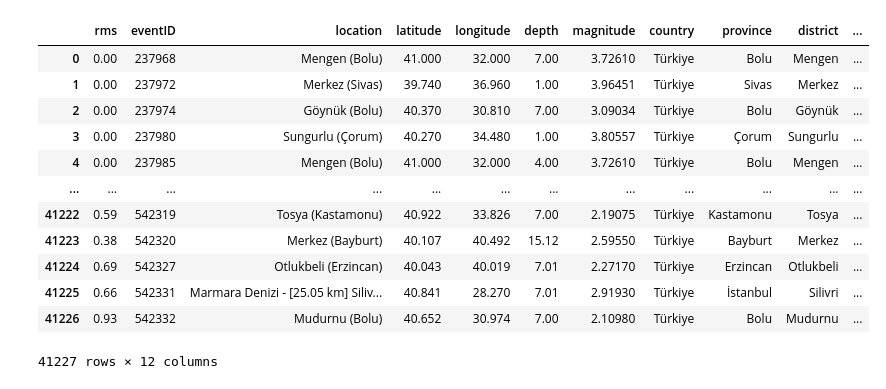
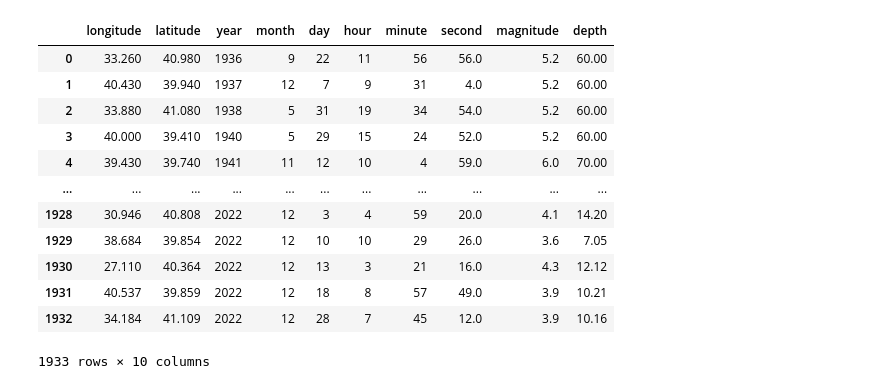
Before and after one commit to mrtkp9993/NAFZ-Streamlit, a Jupyter notebook: Gutenberg–Richter.ipynb, the cells around one changed output. Saved outputs shown, nothing was run; the diff lists cells and outputs as text; code cells hidden in the pictures.

```diff
--- a/Gutenberg–Richter.ipynb
+++ b/Gutenberg–Richter.ipynb
@@ -6,22 +6,22 @@ import pandas as pd
 import numpy as np
 from scipy import stats
 # %%
-df = pd.read_csv("dataset.csv", infer_datetime_format=True, parse_dates=True)
+df = pd.read_csv("dataset_3.csv", infer_datetime_format=True, parse_dates=True)
 df
 # %% [output]
-|  | rms | eventID | location | latitude | longitude | depth | magnitude | country | province | district | ... |
-| 0 | 0.00 | 237968 | Mengen (Bolu) | 41.000 | 32.000 | 7.00 | 3.72610 | Türkiye | Bolu | Mengen | ... |
-| 1 | 0.00 | 237972 | Merkez (Sivas) | 39.740 | 36.960 | 1.00 | 3.96451 | Türkiye | Sivas | Merkez | ... |
-| 2 | 0.00 | 237974 | Göynük (Bolu) | 40.370 | 30.810 | 7.00 | 3.09034 | Türkiye | Bolu | Göynük | ... |
-| 3 | 0.00 | 237980 | Sungurlu (Çorum) | 40.270 | 34.480 | 1.00 | 3.80557 | Türkiye | Çorum | Sungurlu | ... |
-| 4 | 0.00 | 237985 | Mengen (Bolu) | 41.000 | 32.000 | 4.00 | 3.72610 | Türkiye | Bolu | Mengen | ... |
-| ... | ... | ... | ... | ... | ... | ... | ... | ... | ... | ... | ... |
-| 41222 | 0.59 | 542319 | Tosya (Kastamonu) | 40.922 | 33.826 | 7.00 | 2.19075 | Türkiye | Kastamonu | Tosya | ... |
-| 41223 | 0.38 | 542320 | Merkez (Bayburt) | 40.107 | 40.492 | 15.12 | 2.59550 | Türkiye | Bayburt | Merkez | ... |
-| 41224 | 0.69 | 542327 | Otlukbeli (Erzincan) | 40.043 | 40.019 | 7.01 | 2.27170 | Türkiye | Erzincan | Otlukbeli | ... |
-| 41225 | 0.66 | 542331 | Marmara Denizi - [25.05 km] Siliv... | 40.841 | 28.270 | 7.01 | 2.91930 | Türkiye | İstanbul | Silivri | ... |
-| 41226 | 0.93 | 542332 | Mudurnu (Bolu) | 40.652 | 30.974 | 7.00 | 2.10980 | Türkiye | Bolu | Mudurnu | ... |
+|  | longitude | latitude | year | month | day | hour | minute | second | magnitude | depth |
+| 0 | 33.260 | 40.980 | 1936 | 9 | 22 | 11 | 56 | 56.0 | 5.2 | 60.00 |
+| 1 | 40.430 | 39.940 | 1937 | 12 | 7 | 9 | 31 | 4.0 | 5.2 | 60.00 |
+| 2 | 33.880 | 41.080 | 1938 | 5 | 31 | 19 | 34 | 54.0 | 5.2 | 60.00 |
+| 3 | 40.000 | 39.410 | 1940 | 5 | 29 | 15 | 24 | 52.0 | 5.2 | 60.00 |
+| 4 | 39.430 | 39.740 | 1941 | 11 | 12 | 10 | 4 | 59.0 | 6.0 | 70.00 |
+| ... | ... | ... | ... | ... | ... | ... | ... | ... | ... | ... |
+| 1928 | 30.946 | 40.808 | 2022 | 12 | 3 | 4 | 59 | 20.0 | 4.1 | 14.20 |
+| 1929 | 38.684 | 39.854 | 2022 | 12 | 10 | 10 | 29 | 26.0 | 3.6 | 7.05 |
+| 1930 | 27.110 | 40.364 | 2022 | 12 | 13 | 3 | 21 | 16.0 | 4.3 | 12.12 |
+| 1931 | 40.537 | 39.859 | 2022 | 12 | 18 | 8 | 57 | 49.0 | 3.9 | 10.21 |
+| 1932 | 34.184 | 41.109 | 2022 | 12 | 28 | 7 | 45 | 12.0 | 3.9 | 10.16 |
-41227 rows × 12 columns
+1933 rows × 10 columns
 # %%
 df.magnitude = df.magnitude.round(1)
 df.date = pd.to_datetime(df.date)
```
Also changed, not shown: parts of 2 cells of this notebook, 2 other files.
